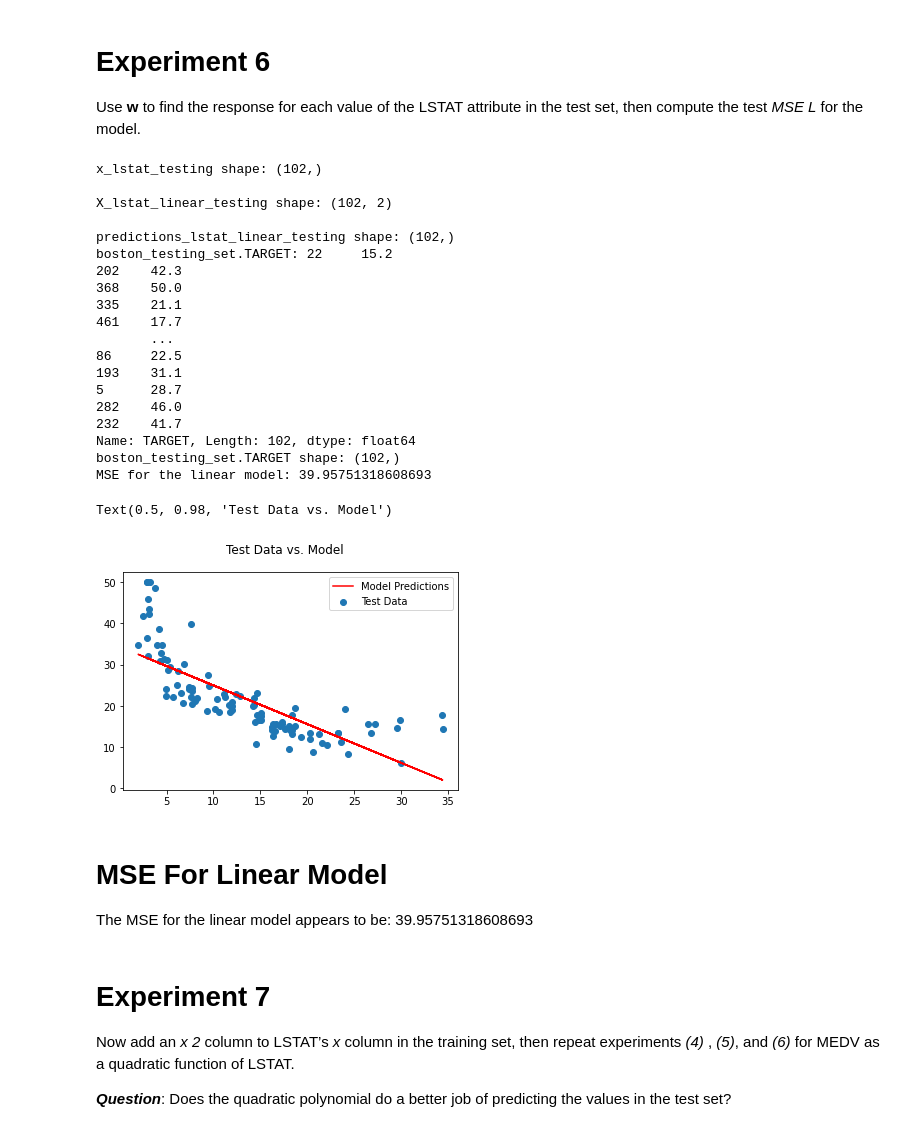
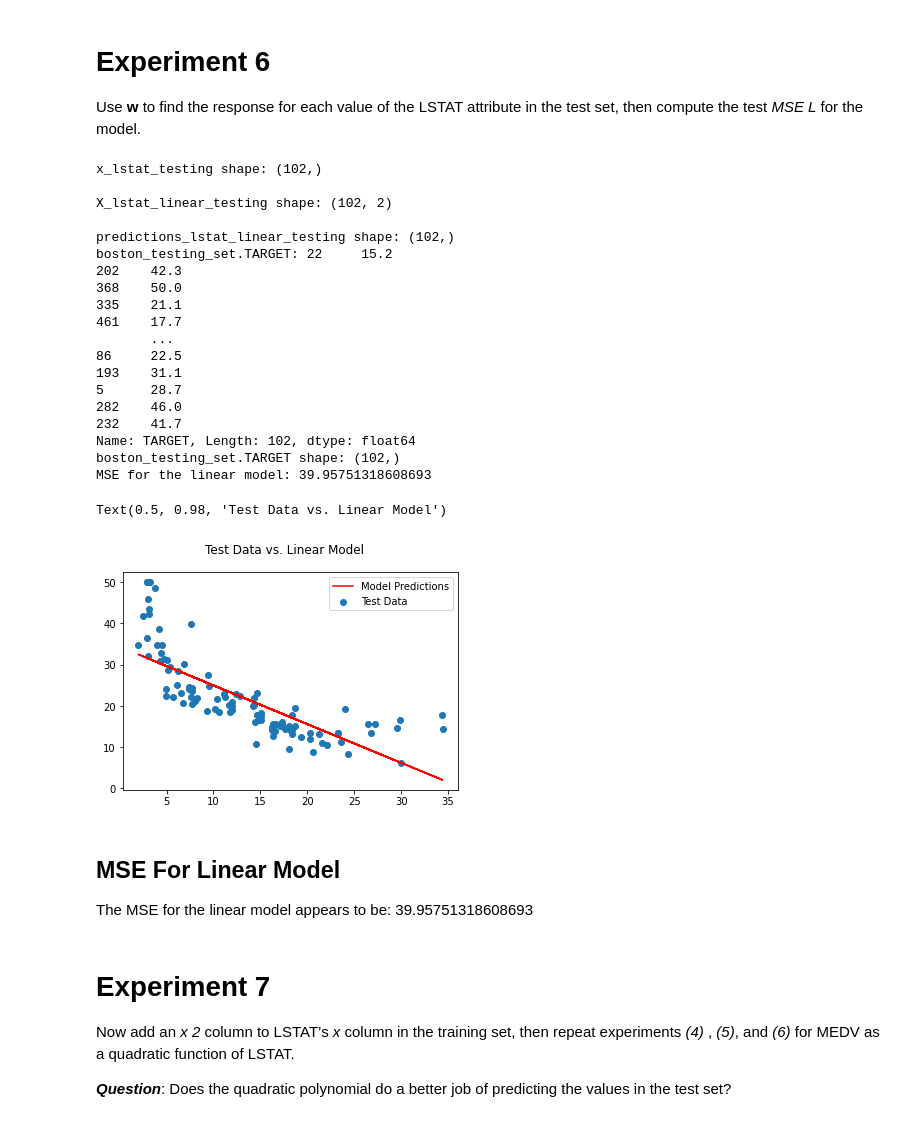
Before and after one commit to BrandonXue/cpsc-483-p2, a Jupyter notebook: cpsc_483_p2.ipynb, the cells around one changed output. Drawn from its saved outputs; the diff is of its cells as text; code cells hidden in the pictures.

```diff
--- a/cpsc_483_p2.ipynb
+++ b/cpsc_483_p2.ipynb
@@ -237,6 +237,7 @@ The model fits ... not very well with the training set. It probably has a lot mo
 Use **w** to find the response for each value of the LSTAT attribute in the test set, then compute the test *MSE L* for the model.
 # %%
 
+# Experiment 6
 
 # Pull LSTAT from the testing set, and stick it into a numpy array
 x_lstat_testing = np.array(boston_testing_set["LSTAT"])  # Pull LSTAT from testing
@@ -244,7 +245,7 @@ print("x_lstat_testing shape:", x_lstat_testing.shape)
 # print("x_lstat_testing:", x_lstat_testing)
 print()
 
-# Now, X_lstat_linear_testing will be the matrix we'll solve against (training data)
+# Now, X_lstat_linear_testing will be the matrix we'll predict against
 # Start with the x_lstat values in a column of a matrix
 X_lstat_linear_testing = x_lstat_testing.reshape(x_lstat_testing.shape[0], 1)
 # Stick 1's for the intercept in the first column then the LSTAT column as the second column
@@ -284,41 +285,41 @@ for n in range(len(predictions_lstat_linear_testing)):
     # print("Error Squared:", error_squared)
     # print()
 
-mean_squared_error = error_temp_sum / len(predictions_lstat_linear_testing)
-print("MSE for the linear model:", mean_squared_error)
+mean_squared_error_linear = error_temp_sum / len(predictions_lstat_linear_testing)
+print("MSE for the linear model:", mean_squared_error_linear)
 print()
 
 
 # Just for extra confidence, show a graph of the test data
 fig, ax = plt.subplots()
 ax.scatter(graph_x, graph_t, label="Test Data")
 ax.plot(graph_x, graph_y, 'r-', label='Model Predictions')
 ax.legend()
-fig.suptitle("Test Data vs. Model")
+fig.suptitle("Test Data vs. Linear Model")
 # %% [output]
 x_lstat_testing shape: (102,)
 
 X_lstat_linear_testing shape: (102, 2)
 
 predictions_lstat_linear_testing shape: (102,)
 boston_testing_set.TARGET: 22     15.2
 202    42.3
 368    50.0
 335    21.1
 461    17.7
        ...
 86     22.5
 193    31.1
 5      28.7
 282    46.0
 232    41.7
 Name: TARGET, Length: 102, dtype: float64
 boston_testing_set.TARGET shape: (102,)
 MSE for the linear model: 39.95751318608693
-Text(0.5, 0.98, 'Test Data vs. Model')
+Text(0.5, 0.98, 'Test Data vs. Linear Model')
-[figure, old version]
+[figure, new version]
 # %% [markdown]
-# MSE For Linear Model
+##  MSE For Linear Model
 
 The MSE for the linear model appears to be: 39.95751318608693
 # %% [markdown]
```
Also changed, not shown: parts of 11 cells of this notebook.
